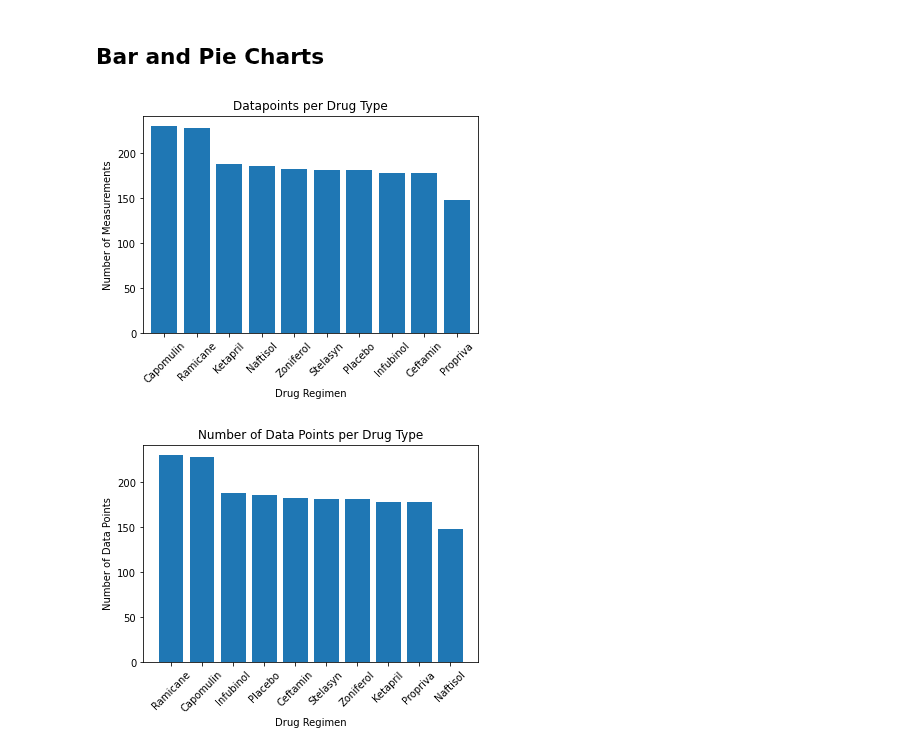
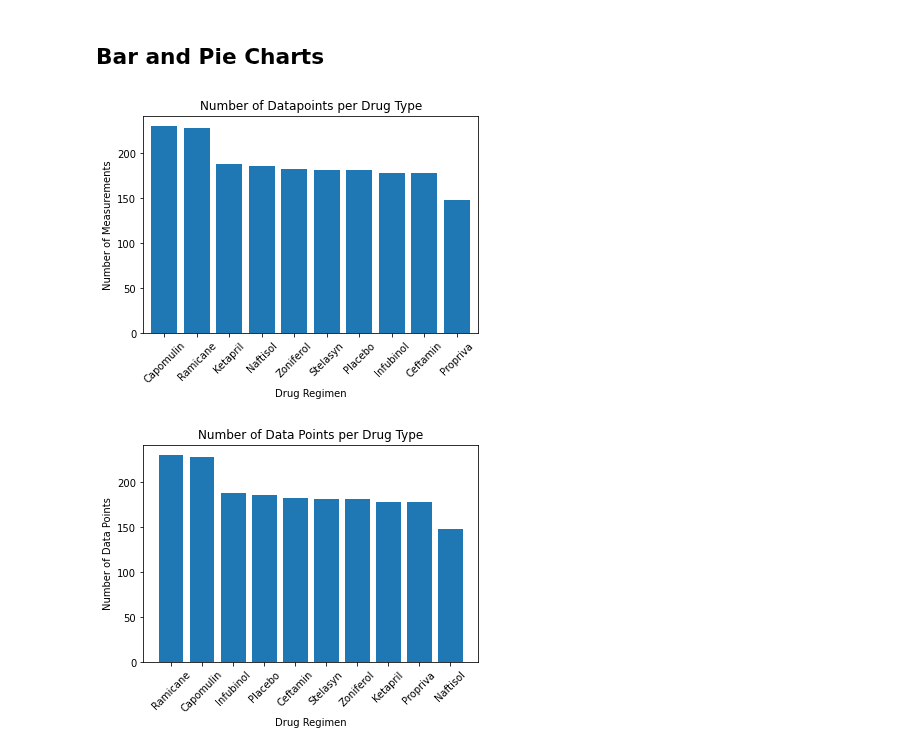
Before and after one commit to rebekahcallkacz/matplotlib-challenge, a Jupyter notebook: Pymaceuticals/main.ipynb, the cells around one changed output. Saved outputs shown, nothing was run; the diff lists cells and outputs as text; code cells hidden in the pictures.

Commit message:
modified bar graphs to follow instructions

```diff
--- a/Pymaceuticals/main.ipynb
+++ b/Pymaceuticals/main.ipynb
@@ -141,16 +141,15 @@ drug_summary
 # %%
 # Generate a bar plot showing the total number of mice for each treatment throughout the course of the study using pandas.
 #x_axis is treatment types
 #y_axis is number of datapoints per treatment type
 datapoints_per_drug = study_data_cleaned.groupby(['Drug Regimen'])['Mouse ID'].count().sort_values(ascending=False)
-#mice_per_drug = study_data_cleaned.groupby(['Drug Regimen'])['Mouse ID'].nunique().sort_values(ascending=False)
 
-#mice_per_drug = study_data_cleaned.groupby(['Drug Regimen'])['Mouse ID'].nunique()
-datapoints_per_drug.plot(kind='bar', width= 0.8, title='Datapoints per Drug Type', xlabel= 'Drug Regimen', ylabel= 'Number of Measurements')
+
+datapoints_per_drug.plot(kind='bar', width= 0.8, title='Number of Datapoints per Drug Type', xlabel= 'Drug Regimen', ylabel= 'Number of Measurements')
 plt.xticks(rotation=45)
 plt.show()
 # %% [output]
-[figure, old version]
+[figure, new version]
 # %%
 # Generate a bar plot showing the total number of mice for each treatment throughout the course of the study using pyplot.
 drug_types = study_data_cleaned['Drug Regimen'].unique()
```
Also changed, not shown: parts of 4 cells of this notebook.
